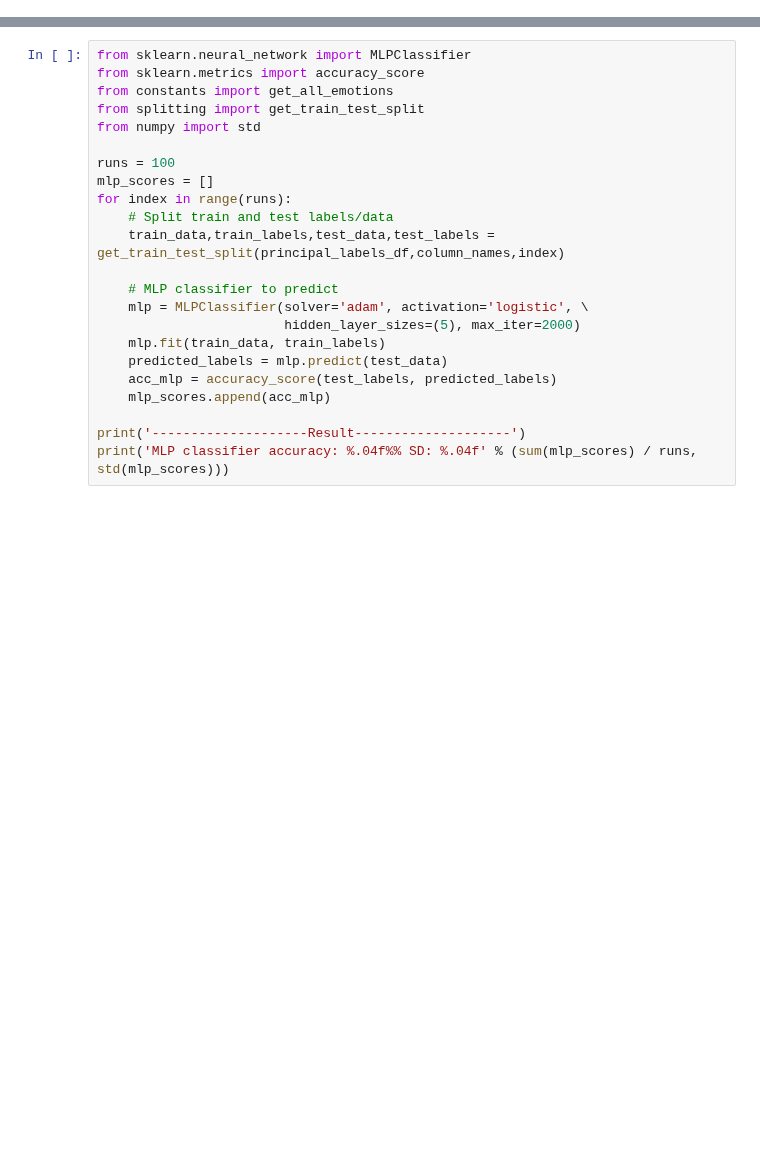
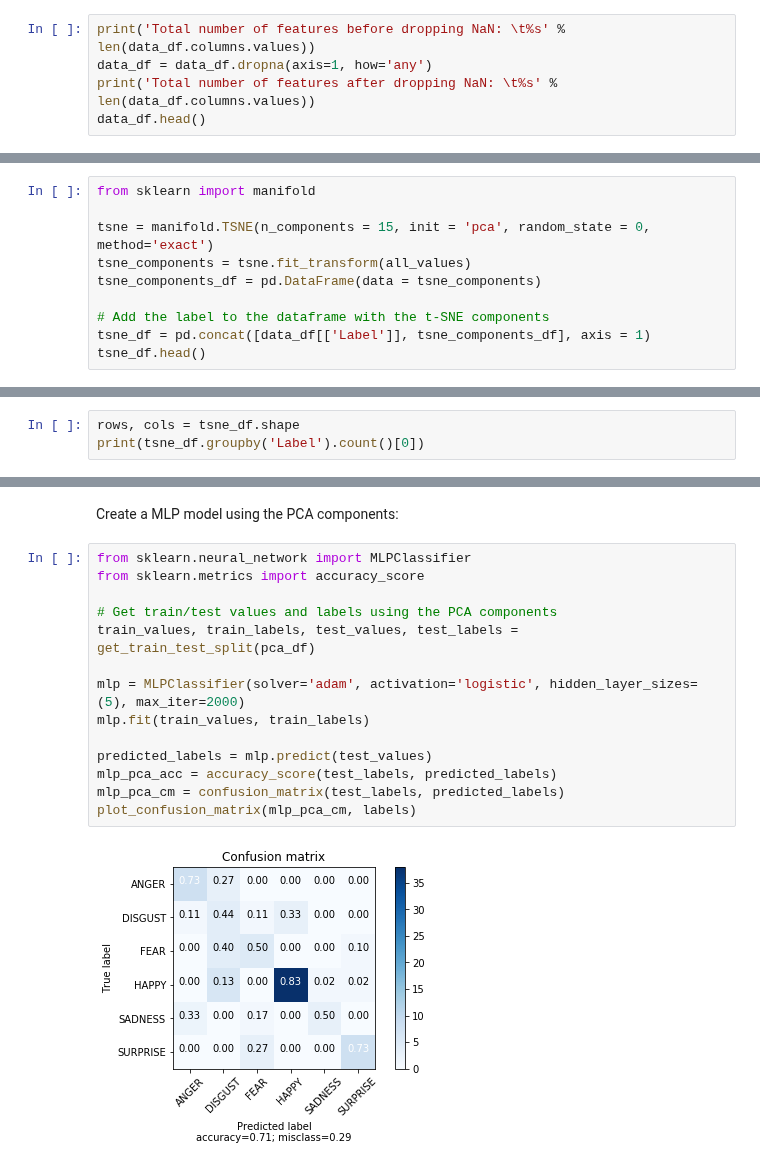
Before and after one commit to diegocasmo/iis-project, a Jupyter notebook: code/lm3-analysis/solution-lm3-MLP.ipynb, the cells around one changed output, grey strips where cells are left out. Cells and saved outputs as stored; diff of their text form; blank space fills up the shorter version.

```diff
--- a/code/lm3-analysis/solution-lm3-MLP.ipynb
+++ b/code/lm3-analysis/solution-lm3-MLP.ipynb
@@ -24,0 +41,5 @@ column_names, principal_labels_df = reduce_features(preprocess_data(data_df))
+# %%
+print('Total number of features before dropping NaN: \t%s' % len(data_df.columns.values))
+data_df = data_df.dropna(axis=1, how='any')
+print('Total number of features after dropping NaN: \t%s' % len(data_df.columns.values))
+data_df.head()
@@ -24,0 +130,10 @@ column_names, principal_labels_df = reduce_features(preprocess_data(data_df))
+# %%
+from sklearn import manifold
+
+tsne = manifold.TSNE(n_components = 15, init = 'pca', random_state = 0, method='exact')
+tsne_components = tsne.fit_transform(all_values)
+tsne_components_df = pd.DataFrame(data = tsne_components)
+
+# Add the label to the dataframe with the t-SNE components
+tsne_df = pd.concat([data_df[['Label']], tsne_components_df], axis = 1)
+tsne_df.head()
@@ -24,0 +158,3 @@ column_names, principal_labels_df = reduce_features(preprocess_data(data_df))
+# %%
+rows, cols = tsne_df.shape
+print(tsne_df.groupby('Label').count()[0])
@@ -25,23 +261,18 @@ column_names, principal_labels_df = reduce_features(preprocess_data(data_df))
+# %% [markdown]
+Create a MLP model using the PCA components:
 # %%
 from sklearn.neural_network import MLPClassifier
 from sklearn.metrics import accuracy_score
-from constants import get_all_emotions
-from splitting import get_train_test_split
-from numpy import std
 
-runs = 100
-mlp_scores = []
-for index in range(runs):
-    # Split train and test labels/data
-    train_data,train_labels,test_data,test_labels = get_train_test_split(principal_labels_df,column_names,index)
+# Get train/test values and labels using the PCA components
+train_values, train_labels, test_values, test_labels = get_train_test_split(pca_df)
 
-    # MLP classifier to predict
-    mlp = MLPClassifier(solver='adam', activation='logistic', \
-                        hidden_layer_sizes=(5), max_iter=2000)
-    mlp.fit(train_data, train_labels)
-    predicted_labels = mlp.predict(test_data)
-    acc_mlp = accuracy_score(test_labels, predicted_labels)
-    mlp_scores.append(acc_mlp)
+mlp = MLPClassifier(solver='adam', activation='logistic', hidden_layer_sizes=(5), max_iter=2000)
+mlp.fit(train_values, train_labels)
 
-print('--------------------Result--------------------')
-print('MLP classifier accuracy: %.04f%% SD: %.04f' % (sum(mlp_scores) / runs, std(mlp_scores)))
+predicted_labels = mlp.predict(test_values)
+mlp_pca_acc = accuracy_score(test_labels, predicted_labels)
+mlp_pca_cm = confusion_matrix(test_labels, predicted_labels)
+plot_confusion_matrix(mlp_pca_cm, labels)
+# %% [output]
+[figure, added]
```
Also changed, not shown: parts of 43 cells of this notebook, 15 other files.
